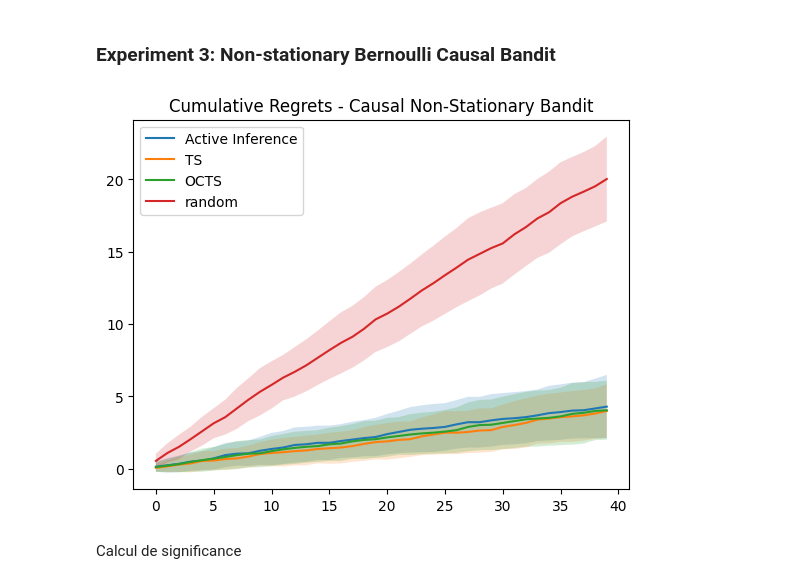
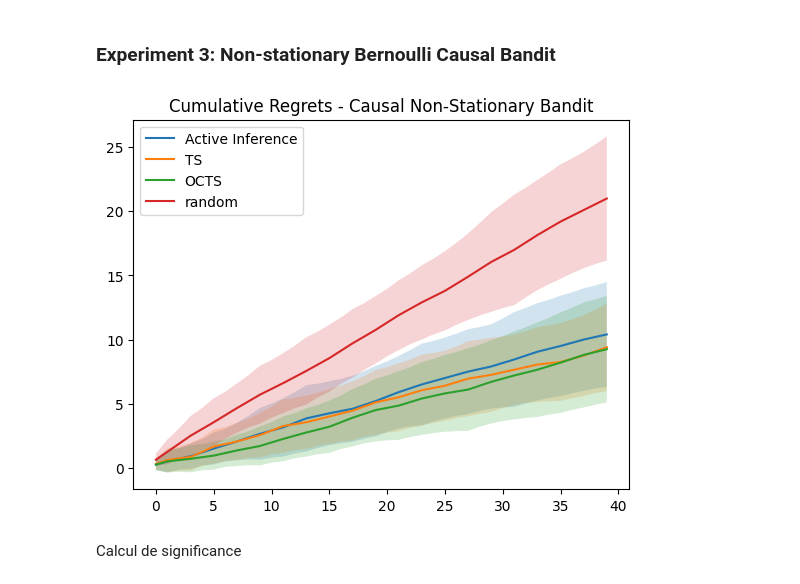
Before and after one commit to elichou/causal_simulations, a Jupyter notebook: CausalSimulationsNotebook.ipynb, the cells around one changed output. Drawn from its saved outputs; the diff is of its cells as text; code cells hidden in the pictures.

Commit message:
causal curiosity notebooks

```diff
--- a/CausalSimulationsNotebook.ipynb
+++ b/CausalSimulationsNotebook.ipynb
@@ -2642,16 +2642,16 @@ plt.show()
 # %% [output]
 [figure]
 # %%
-fig, axs = plt.subplots(1, 4, figsize=(20,5))
-m = np.shape(p0)
-x = np.arange(m[1])
-
-
-for k in range(4):
-    axs[k].plot(x, locals()["p"+str(k)][0], label="P(win|not play)={}".format(0.6))
-    axs[k].fill_between(x, locals()["p"+str(k)][0]-locals()["ps"+str(k)][0], locals()["p"+str(k)][0]+locals()["ps"+str(k)][0], alpha = 0.2)
-    axs[k].set_title('P(play)')
-    axs[k].legend()
+#fig, axs = plt.subplots(1, 4, figsize=(20,5))
+#m = np.shape(p0)
+#x = np.arange(m[1])
+#
+#
+#for k in range(4):
+#    axs[k].plot(x, locals()["p"+str(k)][0], label="P(win|not play)={}".format(0.6))
+#    axs[k].fill_between(x, locals()["p"+str(k)][0]-locals()["ps"+str(k)][0], locals()["p"+str(k)][0]+locals()["ps"+str(k)][0], alpha = 0.2)
+#    axs[k].set_title('P(play)')
+#    axs[k].legend()
 # %% [output]
 [figure]
 # %% [markdown]
@@ -2725,46 +2725,61 @@ print(pairwise_results)
 ### Experiment 3: Non-stationary Bernoulli Causal Bandit
 # %%
 def plot_cumulative_regrets_causal_bandit():
-    PARAMS = [0.9,0.1,0.6,0.4, 0.5]
+    PARAMS = [0.9,0.1,0.6,0.4, 0.5, 0.5, 0.6]
+    PARAMS2 = np.zeros_like(PARAMS) #[0.3, 0.7, 0.3, 0.7, 0.5, 0.5, 0.6]
     ACTIONS = [("X",0),("X",1)]
 
     agents = [AIAgent(ACTIONS), TSAgent(ACTIONS), OCTSAgent(ACTIONS), Agent(ACTIONS)]#, AIBanditAgent(ACTIONS, PARAMS[4])]
-    envs = [BernoulliChangingCausalBandit(PARAMS) for i in range(len(agents))]
+    envs = [BernoulliCausalBandit(PARAMS) for i in range(len(agents))]
+    envs2 = [BernoulliCausalBandit(PARAMS2) for i in range(len(agents))]
+
     regrets = [[] for i in range(len(agents))]
 
     for i in tqdm(range(len(agents))):
         current_agent = agents[i]
         current_env = envs[i]
+        current_env2 = envs[i]
         current_regret = regrets[i]
 
         previous_action = ACTIONS[np.random.randint(2)]
 
         for t in range(100):
             observation = current_env.reset()
-            for k in range(40):
+            for k in range(20):
+                if (i==0):
+                    action = current_agent.choose_action(observation, previous_action)
+                    previous_action = action
+                else:
+                    action = current_agent.choose_action(observation)
+                observation, reward, done, info = current_env.step(action)
+            current_regret.append(current_env.regrets)
+
+            #current_env = envs2[i]
+            for k in range(20):
+
                 if (i==0):
                     action = current_agent.choose_action(observation, previous_action)
                     previous_action = action
                 else:
                     action = current_agent.choose_action(observation)
                 observation, reward, done, info = current_env.step(action)
             current_regret.append(current_env.regrets)
 
         current_cumul_reg = np.cumsum(current_regret, axis=0)
         _,m = np.shape(current_cumul_reg)
         means = np.asarray([np.mean(current_cumul_reg[j, :]) for j in range(m)])
         stds = np.asarray([np.std(current_cumul_reg[j, :]) for j in range(m)])
         x = np.arange(m)
 
         plt.plot(x, means)
         plt.fill_between(x, means - stds, means + stds, alpha = 0.2, label='_nolegend_')
 
     plt.legend(['Active Inference',  'TS', 'OCTS',  'random', 'AI Bandit'])
     plt.title('Cumulative Regrets - Causal Non-Stationary Bandit')
 
 plot_cumulative_regrets_causal_bandit()
 # %% [output]
-[figure, old version]
+[figure, new version]
 # %% [markdown]
 Calcul de significance
 # %%
```
Also changed, not shown: parts of 6 cells of this notebook, 3 other files.
